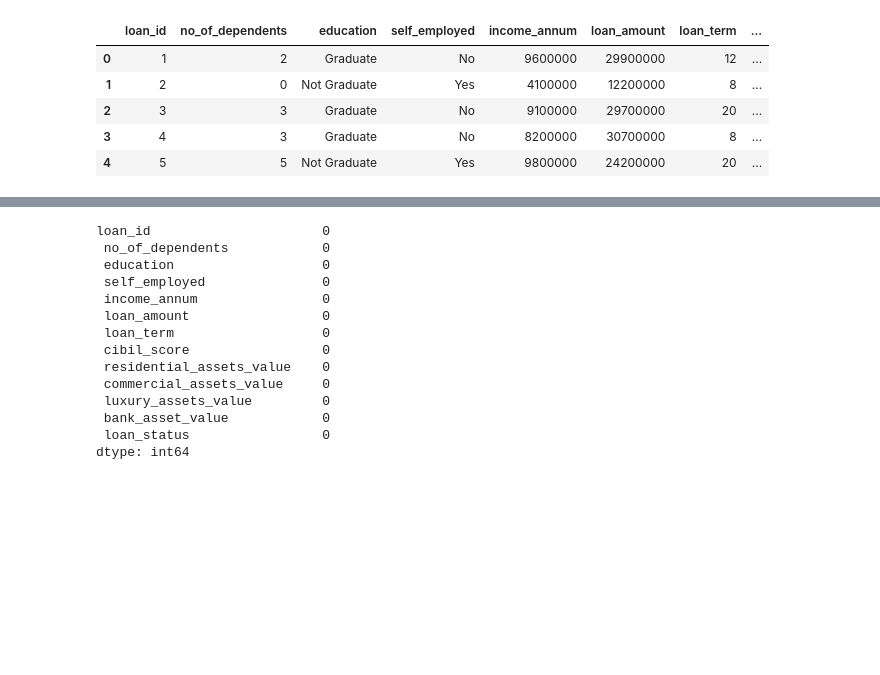
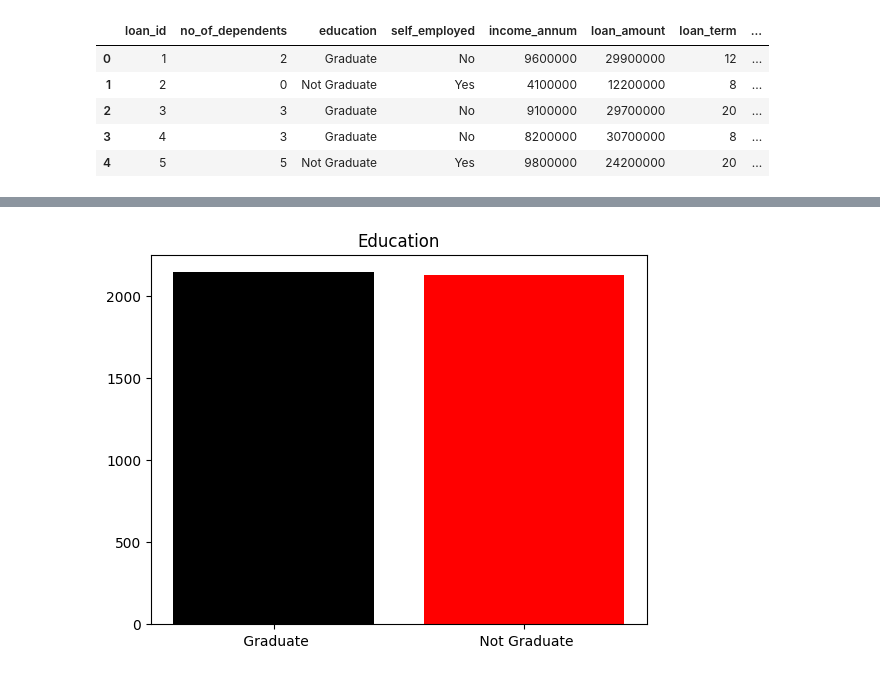
Before and after one commit to mwend-a/Loan_Guard, a Jupyter notebook: Untitled-1.ipynb, the cells around one changed output, grey strips where cells are left out. Drawn from its saved outputs; the diff is of its cells as text; code cells hidden in the pictures; blank space fills up the shorter version.

```diff
--- a/Untitled-1.ipynb
+++ b/Untitled-1.ipynb
@@ -39,17 +53,8 @@ plt.show()
-# %%
-data.isnull().sum()
-# %% [output]
-loan_id                      0
- no_of_dependents            0
- education                   0
- self_employed               0
- income_annum                0
- loan_amount                 0
- loan_term                   0
- cibil_score                 0
- residential_assets_value    0
- commercial_assets_value     0
- luxury_assets_value         0
- bank_asset_value            0
- loan_status                 0
-dtype: int64
+# %%
+#Vizualizing number of graduates and Ungraduates
+graduants_count = data[' education'].value_counts()
+plt.bar(graduants_count.index, graduants_count.values, color =['black', 'red'])
+plt.title('Education')
+plt.show()
+# %% [output]
+[figure, added]
```
Also changed, not shown: parts of 22 cells of this notebook, 2 other files.
